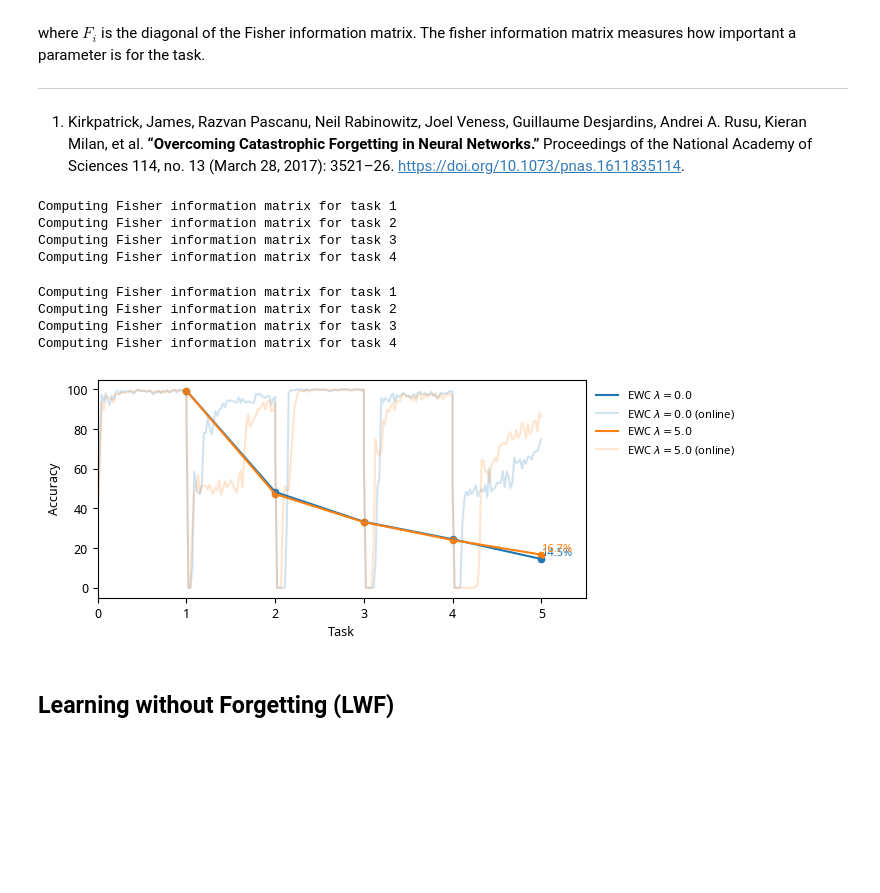
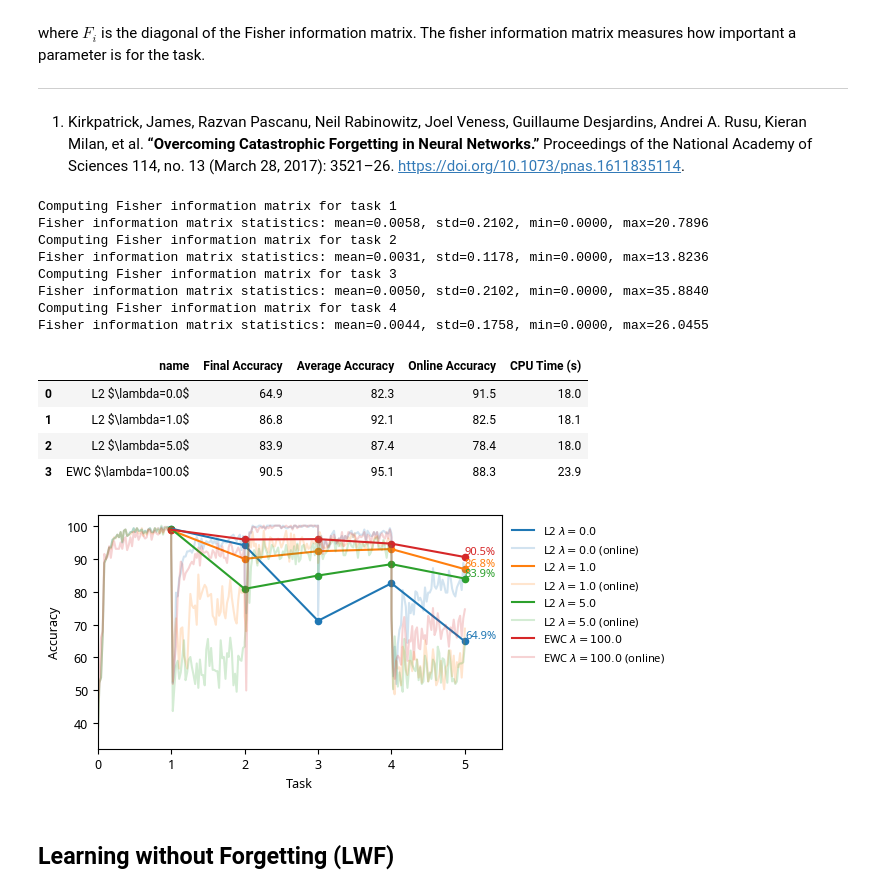
Before and after one commit to adaptive-machine-learning/PAKDD2025, a Jupyter notebook: notebooks/02_regularisation.ipynb, the cells around one changed output. Drawn from its saved outputs; the diff is of its cells as text; code cells hidden in the pictures; blank space fills up the shorter version.

```diff
--- a/notebooks/02_regularisation.ipynb
+++ b/notebooks/02_regularisation.ipynb
@@ -65,7 +65,7 @@ class L2RegularizedCL(BatchClassifier, TrainTaskAware, TestTaskAware):
     ) -> None:
         super().__init__(schema)
         self.lambda_ = lambda_
-        self.device = device
+        self.device = torch.device(device)
         self.task_mask = task_mask.to(device)
         self.lr = lr
         self.model = model.to(self.device)
@@ -104,9 +104,6 @@ class L2RegularizedCL(BatchClassifier, TrainTaskAware, TestTaskAware):
 
     def on_train_task(self, task_id: int):
         self.task_id = task_id
-        # Adam maintains momentum, so we need to reinitialize the optimizer
-        # when the task changes
-        self.optimizer = torch.optim.Adam(self.model.parameters(), lr=self.lr)
 
         # Anchoring the first task is detrimental
         if task_id == 0:
@@ -120,12 +117,7 @@ class L2RegularizedCL(BatchClassifier, TrainTaskAware, TestTaskAware):
     def on_test_task(self, task_id: int):
         self.task_id = task_id
 # %%
-for lambda_ in [
-    0,
-    0.5,
-    1.0,
-    5.0,
-]:
+for lambda_ in [0, 1.0, 5.0]:
     results[f"L2 $\\lambda={lambda_:.1f}$"] = run(
         L2RegularizedCL(
             schema, LeNet5(10), lambda_=lambda_, task_mask=task_mask, lr=0.01
@@ -161,7 +153,7 @@ def weighted_l2_reg(
     anchor_params: Iterable[Tensor],
     fisher_diags: Iterable[Tensor],
 ) -> Tensor:
-    l2 = torch.scalar_tensor(0.0)
+    l2 = 0.0
     for param, anchor_param, fisher_diag in zip(
         params, anchor_params, fisher_diags, strict=True
     ):
@@ -250,27 +248,26 @@ class EWC(L2RegularizedCL):
         else:
             return torch.scalar_tensor(0.0)
 # %%
-torch.manual_seed(0)
-results.clear()
-for lambda_ in [
-    0,
-    # 0.1,
-    5,
-]:
-    results[f"EWC $\\lambda={lambda_:.1f}$"] = run(
-        EWC(schema, LeNet5(10), lambda_=lambda_, lr=0.01)
-    )
+lambda_ = 100
+ewc = EWC(schema, LeNet5(10), lambda_=lambda_, task_mask=task_mask, lr=0.001, fim_buffer=1_000)
+results[f"EWC $\\lambda={lambda_:.1f}$"] = run(ewc)
 _ = plot_multiple(results, acc_seen=True, acc_online=True)
+table(results)
 # %% [output]
 Computing Fisher information matrix for task 1
+Fisher information matrix statistics: mean=0.0058, std=0.2102, min=0.0000, max=20.7896
 Computing Fisher information matrix for task 2
+Fisher information matrix statistics: mean=0.0031, std=0.1178, min=0.0000, max=13.8236
 Computing Fisher information matrix for task 3
+Fisher information matrix statistics: mean=0.0050, std=0.2102, min=0.0000, max=35.8840
 Computing Fisher information matrix for task 4
+Fisher information matrix statistics: mean=0.0044, std=0.1758, min=0.0000, max=26.0455
-Computing Fisher information matrix for task 1
-Computing Fisher information matrix for task 2
-Computing Fisher information matrix for task 3
-Computing Fisher information matrix for task 4
+|  | name | Final Accuracy | Average Accuracy | Online Accuracy | CPU Time (s) |
+| 0 | L2 $\lambda=0.0$ | 64.9 | 82.3 | 91.5 | 18.0 |
+| 1 | L2 $\lambda=1.0$ | 86.8 | 92.1 | 82.5 | 18.1 |
+| 2 | L2 $\lambda=5.0$ | 83.9 | 87.4 | 78.4 | 18.0 |
+| 3 | EWC $\lambda=100.0$ | 90.5 | 95.1 | 88.3 | 23.9 |
-[figure, old version]
+[figure, new version]
 # %% [markdown]
 ## Learning without Forgetting (LWF)
 # %% [markdown]
```
Also changed, not shown: parts of 4 cells of this notebook.
